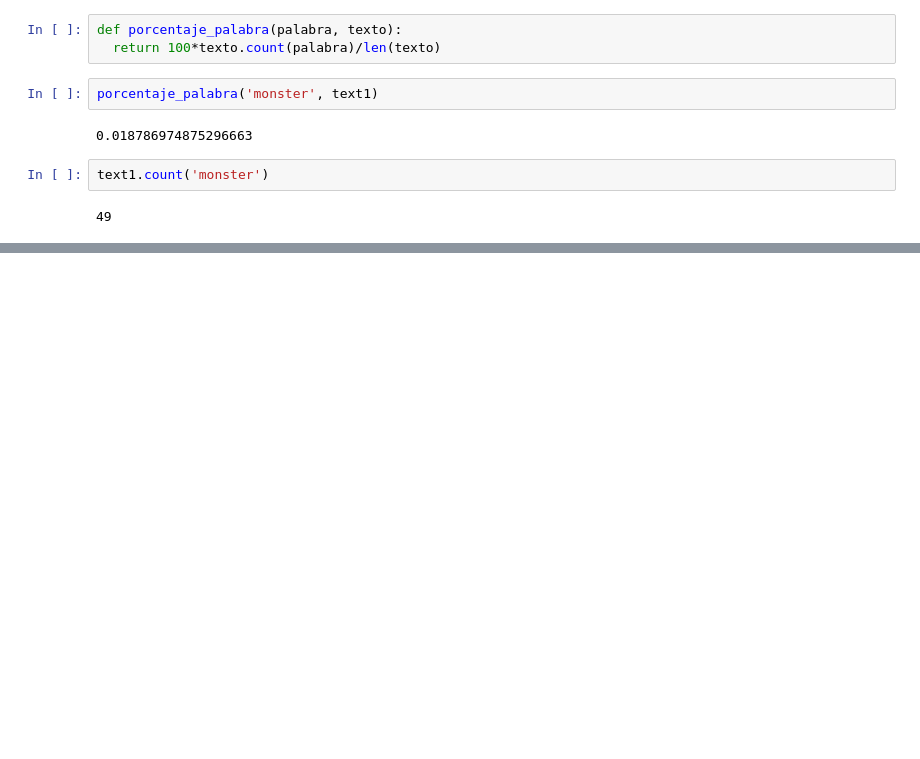
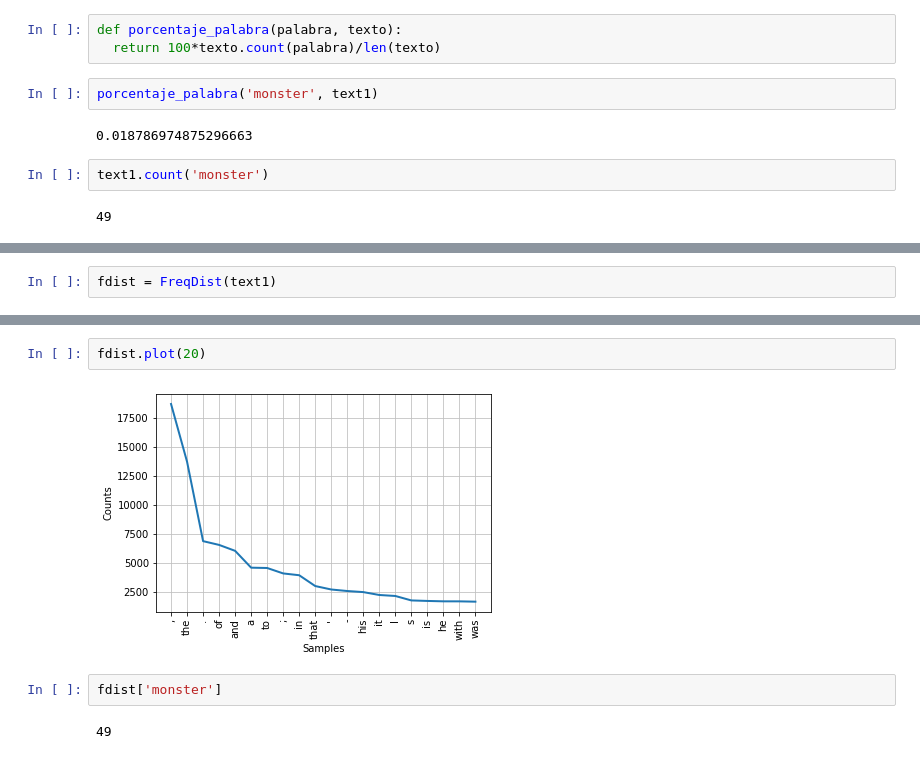
Before and after one commit to jeanpierrelv/NLP-course-in-python-with-NLTK, a Jupyter notebook: NLP with Python and NLTK.ipynb, the cells around one changed output, grey strips where cells are left out. Cells and saved outputs as stored; diff of their text form; blank space fills up the shorter version.

Commit message:
Add Fdist

```diff
--- a/NLP with Python and NLTK.ipynb
+++ b/NLP with Python and NLTK.ipynb
@@ -197,0 +231,2 @@ text1.count('monster')
+# %%
+fdist = FreqDist(text1)
@@ -197,0 +256,8 @@ text1.count('monster')
+# %%
+fdist.plot(20)
+# %% [output]
+[figure, added]
+# %%
+fdist['monster']
+# %% [output]
+49
```
Also changed, not shown: parts of 4 cells of this notebook.
